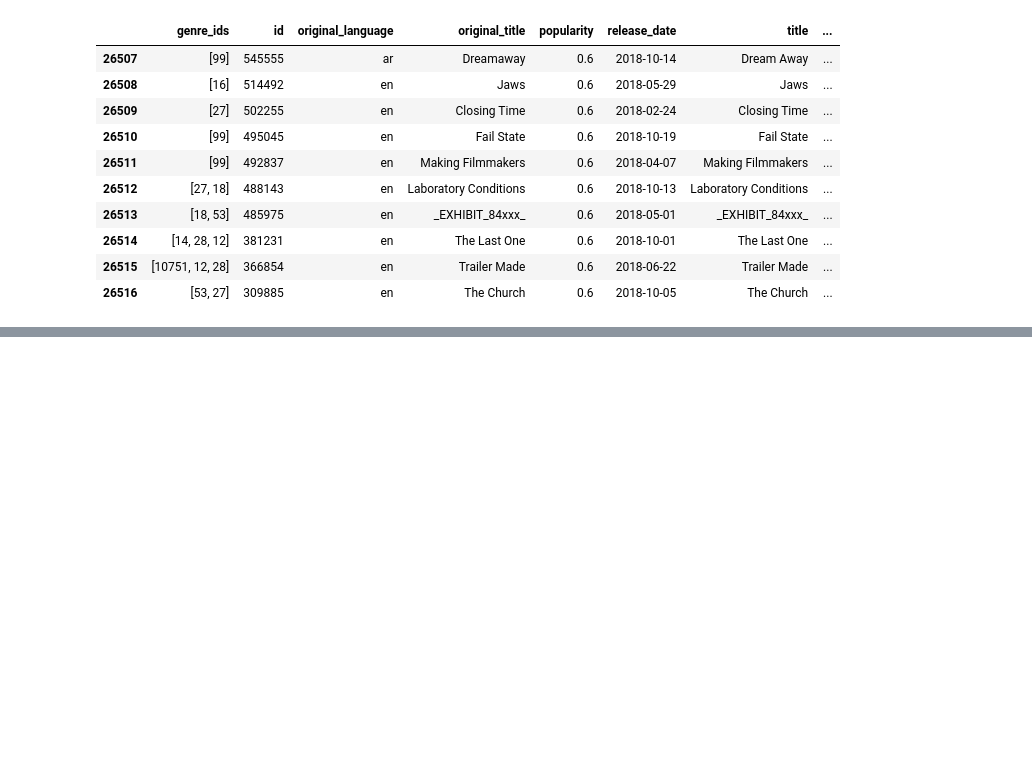
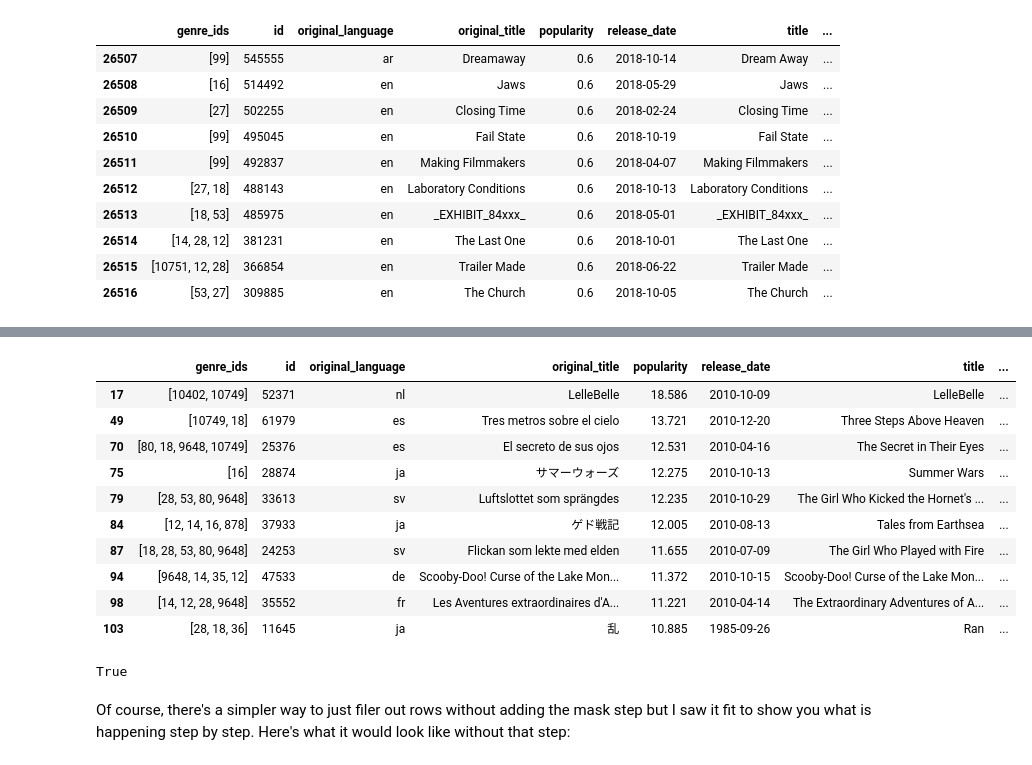
Before and after one commit to MarkNgendo/Working-with-Pandas, a Jupyter notebook: core.ipynb, the cells around one changed output, grey strips where cells are left out. Drawn from its saved outputs; the diff is of its cells as text; code cells hidden in the pictures; blank space fills up the shorter version.

```diff
--- a/core.ipynb
+++ b/core.ipynb
@@ -207,0 +423,26 @@ df.tail(10)
+# %%
+# Method 2
+# Negate the original English Mask
+
+noEnglishDf_ = df[~enLanguageMask]
+noEnglishDf_.head(10)
+# %% [output]
+|  | genre_ids | id | original_language | original_title | popularity | release_date | title | ... |
+| 17 | [10402, 10749] | 52371 | nl | LelleBelle | 18.586 | 2010-10-09 | LelleBelle | ... |
+| 49 | [10749, 18] | 61979 | es | Tres metros sobre el cielo | 13.721 | 2010-12-20 | Three Steps Above Heaven | ... |
+| 70 | [80, 18, 9648, 10749] | 25376 | es | El secreto de sus ojos | 12.531 | 2010-04-16 | The Secret in Their Eyes | ... |
+| 75 | [16] | 28874 | ja | サマーウォーズ | 12.275 | 2010-10-13 | Summer Wars | ... |
+| 79 | [28, 53, 80, 9648] | 33613 | sv | Luftslottet som sprängdes | 12.235 | 2010-10-29 | The Girl Who Kicked the Hornet's ... | ... |
+| 84 | [12, 14, 16, 878] | 37933 | ja | ゲド戦記 | 12.005 | 2010-08-13 | Tales from Earthsea | ... |
+| 87 | [18, 28, 53, 80, 9648] | 24253 | sv | Flickan som lekte med elden | 11.655 | 2010-07-09 | The Girl Who Played with Fire | ... |
+| 94 | [9648, 14, 35, 12] | 47533 | de | Scooby-Doo! Curse of the Lake Mon... | 11.372 | 2010-10-15 | Scooby-Doo! Curse of the Lake Mon... | ... |
+| 98 | [14, 12, 28, 9648] | 35552 | fr | Les Aventures extraordinaires d'A... | 11.221 | 2010-04-14 | The Extraordinary Adventures of A... | ... |
+| 103 | [28, 18, 36] | 11645 | ja | 乱 | 10.885 | 1985-09-26 | Ran | ... |
+# %%
+# Simple test to assert that these two are the same
+
+noEnglishDf.equals(noEnglishDf_)
+# %% [output]
+True
+# %% [markdown]
+Of course, there's a simpler way to just filer out rows without adding the mask step but I saw it fit to show you what is happening step by step. Here's what it would look like without that step:
```
Also changed, not shown: parts of 47 cells of this notebook.
